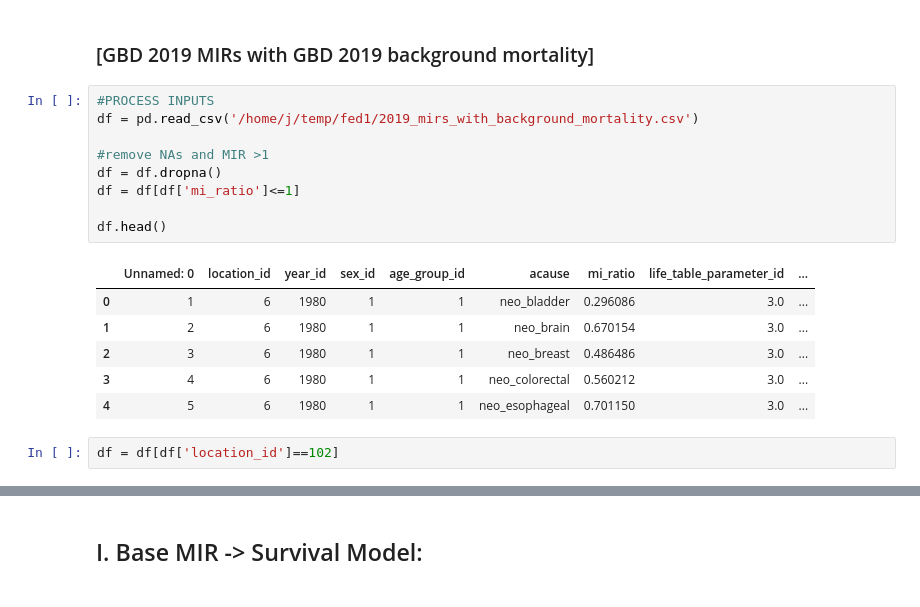
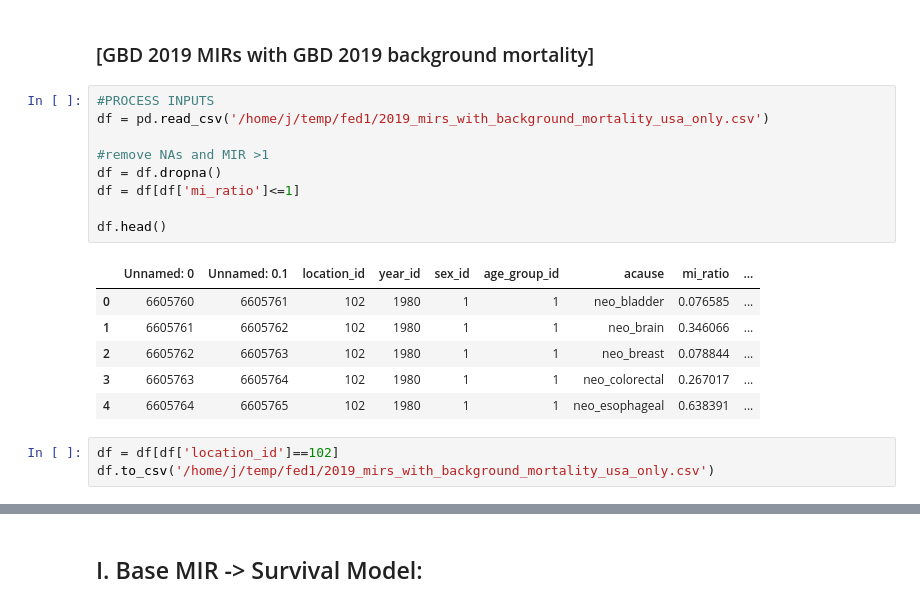
Before and after one commit to ihmeuw-msca/Survival, a Jupyter notebook: src/Operating Notebook.ipynb, the cells around one changed output, grey strips where cells are left out. Saved outputs shown, nothing was run; the diff lists cells and outputs as text.

```diff
--- a/src/Operating Notebook.ipynb
+++ b/src/Operating Notebook.ipynb
@@ -14,21 +12,22 @@ ImportError: cannot import name 'AgeSurvivalModel'
 ### [GBD 2019 MIRs with GBD 2019 background mortality]
 # %%
 #PROCESS INPUTS
-df = pd.read_csv('/home/j/temp/fed1/2019_mirs_with_background_mortality.csv')
+df = pd.read_csv('/home/j/temp/fed1/2019_mirs_with_background_mortality_usa_only.csv')
 
 #remove NAs and MIR >1
 df = df.dropna()
 df = df[df['mi_ratio']<=1]
 
 df.head()
 # %% [output]
-|  | Unnamed: 0 | location_id | year_id | sex_id | age_group_id | acause | mi_ratio | life_table_parameter_id | ... |
-| 0 | 1 | 6 | 1980 | 1 | 1 | neo_bladder | 0.296086 | 3.0 | ... |
-| 1 | 2 | 6 | 1980 | 1 | 1 | neo_brain | 0.670154 | 3.0 | ... |
-| 2 | 3 | 6 | 1980 | 1 | 1 | neo_breast | 0.486486 | 3.0 | ... |
-| 3 | 4 | 6 | 1980 | 1 | 1 | neo_colorectal | 0.560212 | 3.0 | ... |
-| 4 | 5 | 6 | 1980 | 1 | 1 | neo_esophageal | 0.701150 | 3.0 | ... |
+|  | Unnamed: 0 | Unnamed: 0.1 | location_id | year_id | sex_id | age_group_id | acause | mi_ratio | ... |
+| 0 | 6605760 | 6605761 | 102 | 1980 | 1 | 1 | neo_bladder | 0.076585 | ... |
+| 1 | 6605761 | 6605762 | 102 | 1980 | 1 | 1 | neo_brain | 0.346066 | ... |
+| 2 | 6605762 | 6605763 | 102 | 1980 | 1 | 1 | neo_breast | 0.078844 | ... |
+| 3 | 6605763 | 6605764 | 102 | 1980 | 1 | 1 | neo_colorectal | 0.267017 | ... |
+| 4 | 6605764 | 6605765 | 102 | 1980 | 1 | 1 | neo_esophageal | 0.638391 | ... |
 # %%
 df = df[df['location_id']==102]
+df.to_csv('/home/j/temp/fed1/2019_mirs_with_background_mortality_usa_only.csv')
 # %%
 df.head()
```
Also changed, not shown: parts of 9 cells of this notebook, 8 other files.
